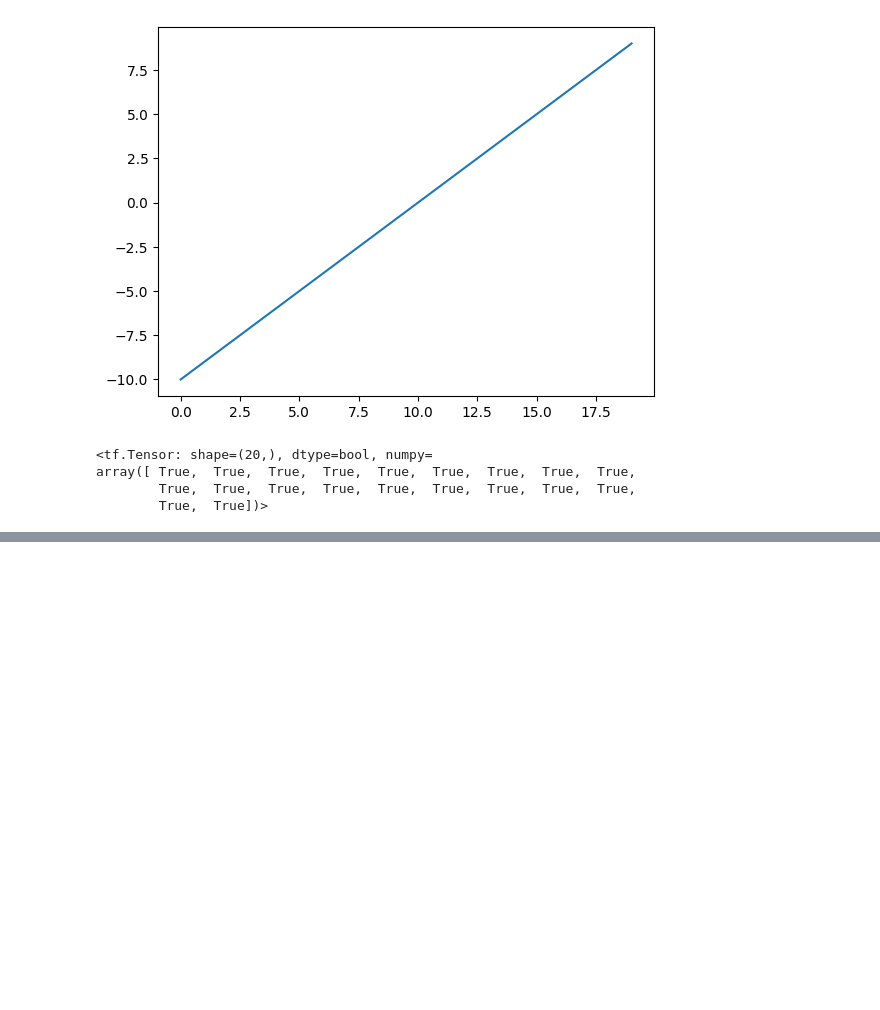
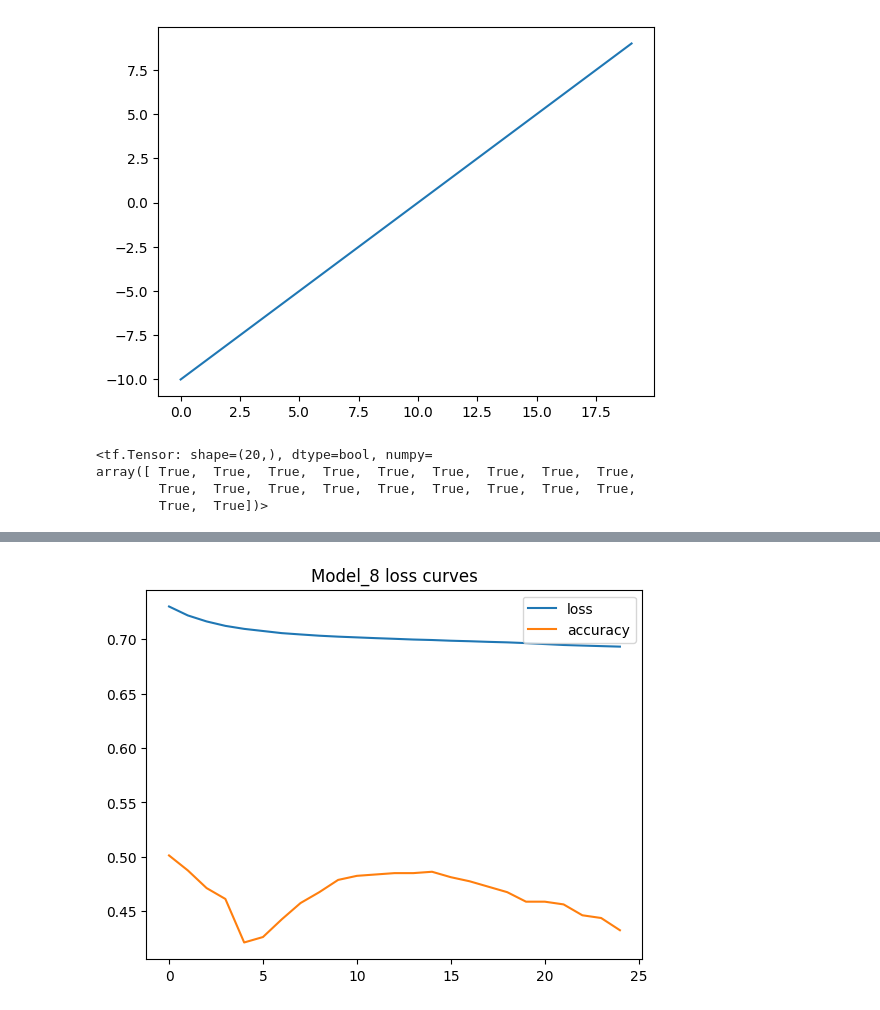
Before and after one commit to Gaurangg1404/learning-AI-ML, a Jupyter notebook: tensorflow_day3.ipynb, the cells around one changed output, grey strips where cells are left out. Cells and saved outputs as stored; diff of their text form; code cells hidden in the pictures; blank space fills up the shorter version.

```diff
--- a/tensorflow_day3.ipynb
+++ b/tensorflow_day3.ipynb
@@ -457,0 +561,5 @@ array([ True,  True,  True,  True,  True,  True,  True,  True,  True,
+# %%
+pd.DataFrame(history.history).plot()
+plt.title("Model_8 loss curves");
+# %% [output]
+[figure, added]
```
Also changed, not shown: parts of 70 cells of this notebook.
